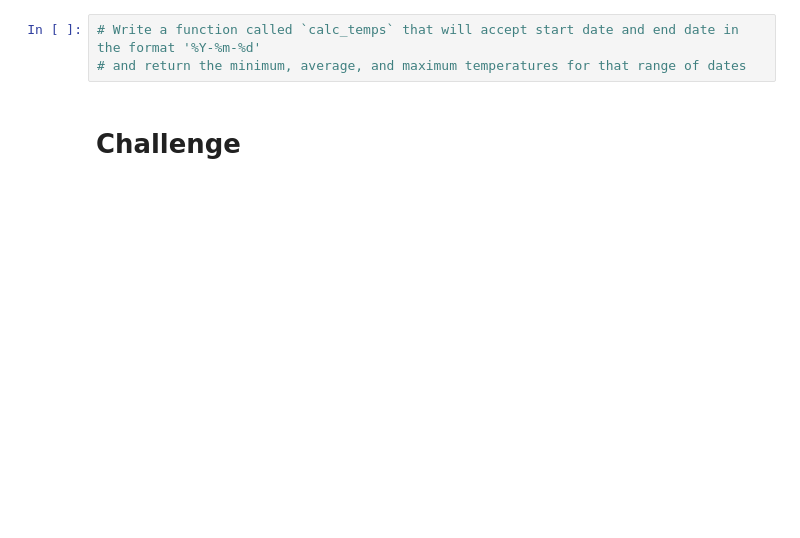
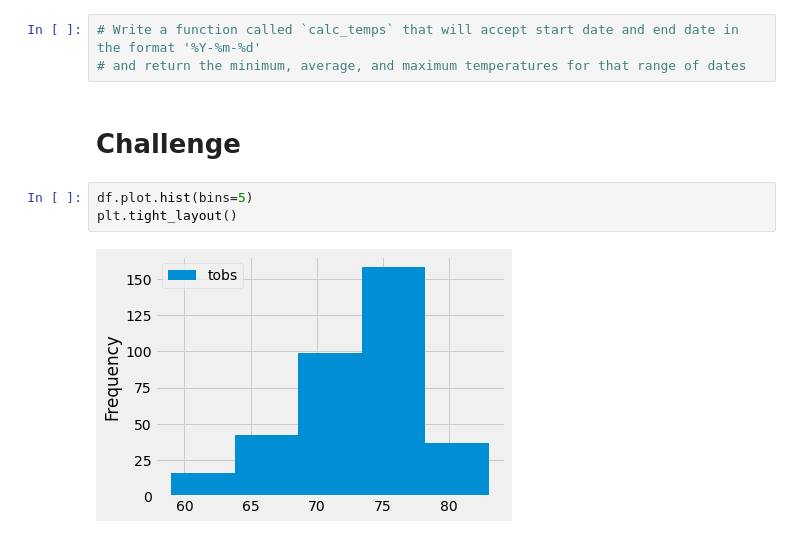
Before and after one commit to ysbcode/surfs_up, a Jupyter notebook: climate_analysis.ipynb, the cells around one changed output. Drawn from its saved outputs; the diff is of its cells as text; blank space fills up the shorter version.

```diff
--- a/climate_analysis.ipynb
+++ b/climate_analysis.ipynb
@@ -75,3 +128,8 @@ df.plot()
 # and return the minimum, average, and maximum temperatures for that range of dates
 # %% [markdown]
 # Challenge
+# %%
+df.plot.hist(bins=5)
+plt.tight_layout()
+# %% [output]
+[figure, added]
```
Also changed, not shown: parts of 6 cells of this notebook.
